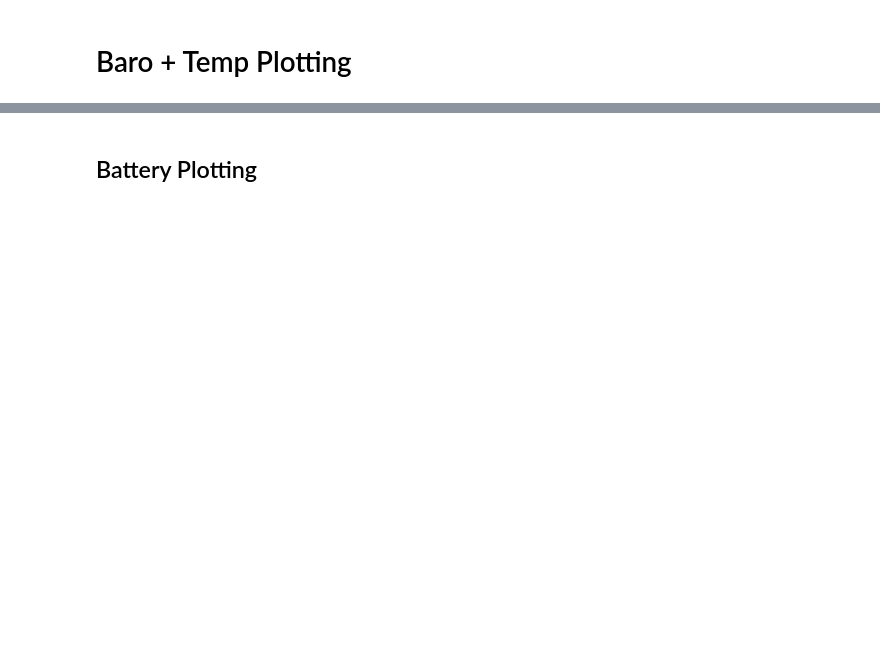
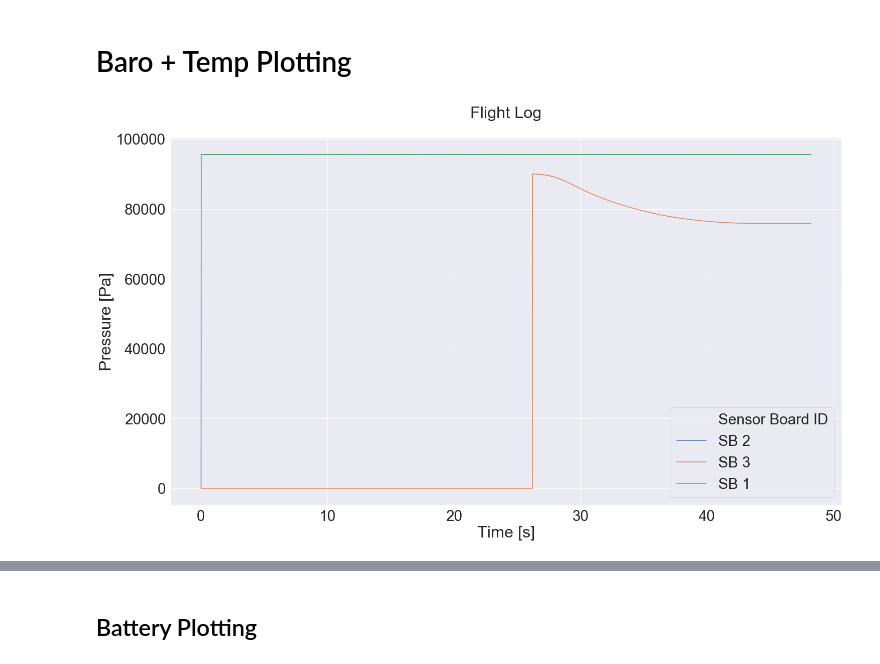
Before and after one commit to aris-space/euler-avionics, a Jupyter notebook: log_parser/log_plotter.ipynb, the cells around one changed output, grey strips where cells are left out. Cells and saved outputs as stored; diff of their text form; code cells hidden in the pictures; blank space fills up the shorter version.

```diff
--- a/log_parser/log_plotter.ipynb
+++ b/log_parser/log_plotter.ipynb
@@ -92,11 +110,14 @@ plot_states(state_transitions)
 # %%
 baro_log = pd.read_csv(f'{split_logs_dir}/baro.csv', index_col = 0)
 baro_log.head()
+baro_log['Sensor Board ID'] = baro_log['Sensor Board ID'].apply(str).apply(lambda x: 'SB ' + x)
 # %%
-plt = sns.lineplot(data = baro_log[1:], x = 'Time_s', y = 'Pressure')
+plt = sns.lineplot(data = baro_log[1:], x = 'Time_s', y = 'Pressure', hue = 'Sensor Board ID')
 plt.set_title('Flight Log\n')
 #plt.set_ylim(-3300, -3100)
 plt.set_ylabel('Pressure [Pa]')
 plt.set_xlabel('Time [s]')
 plot_states(state_transitions)
+# %% [output]
+[figure, added]
 # %%
```
Also changed, not shown: parts of 25 cells of this notebook.
